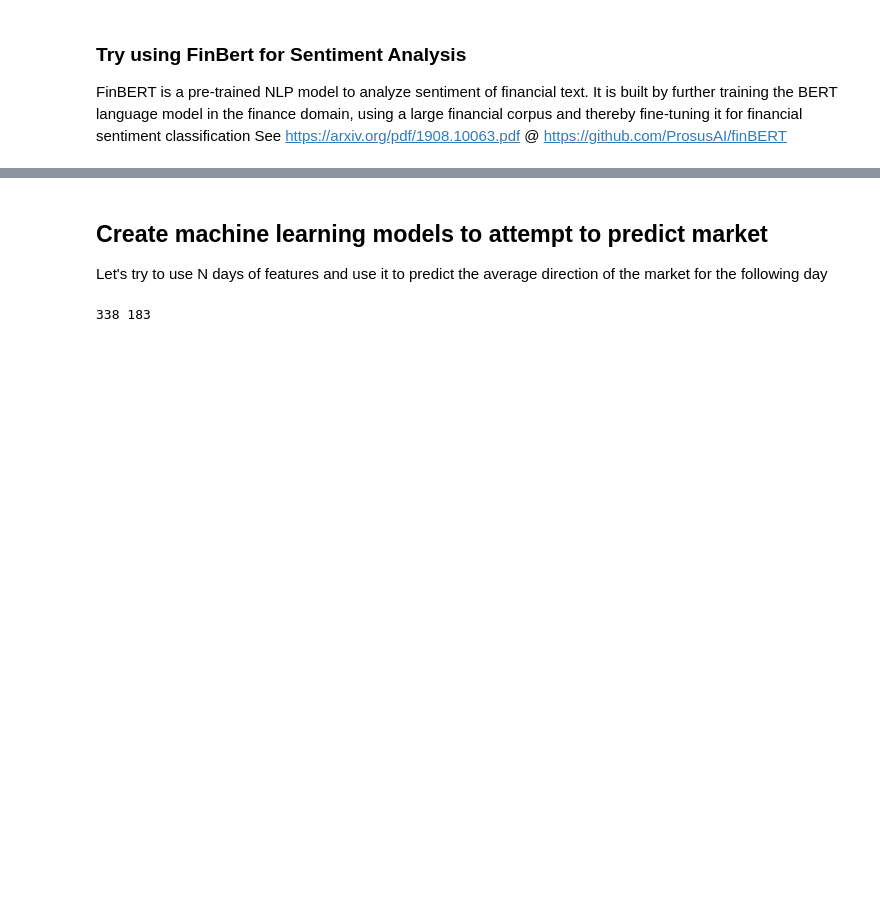
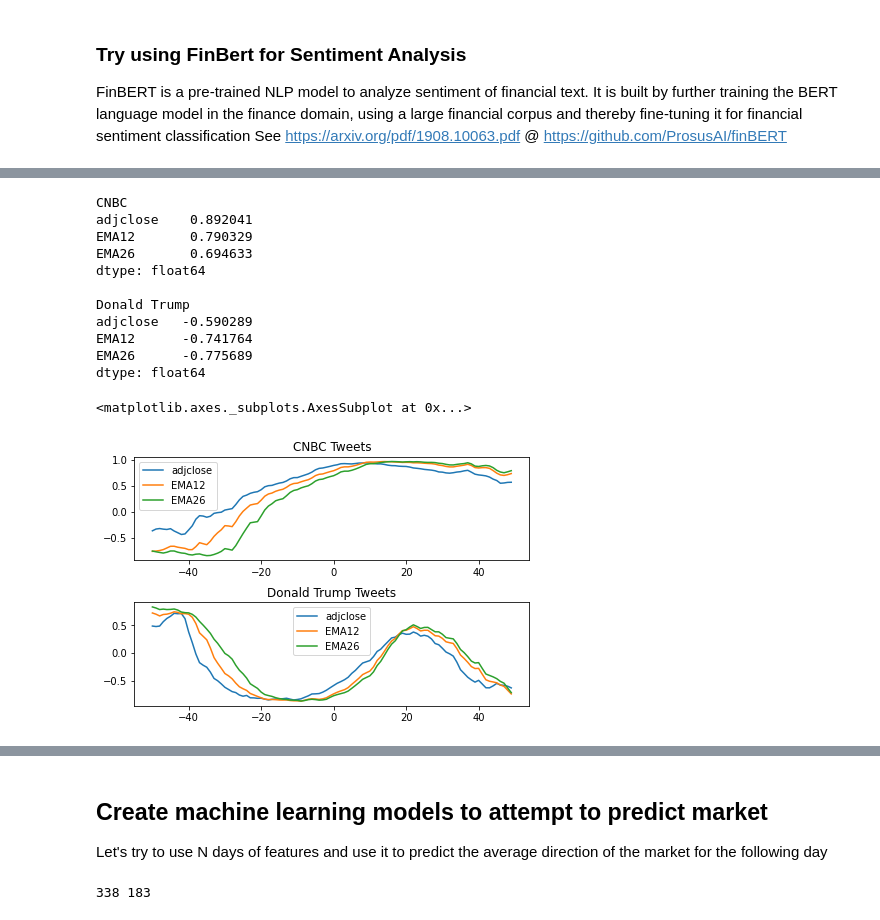
Before and after one commit to eleow/roboadvisorSystem, a Jupyter notebook: SystemCode/backend/notebooks/Sentiments.ipynb, the cells around one changed output, grey strips where cells are left out. Saved outputs shown, nothing was run; the diff lists cells and outputs as text; code cells hidden in the pictures; blank space fills up the shorter version.

Commit message:
Update Sentiments.ipynb
Tidied up notebook and updated Sentiments.ipynb to work in Google Colab

```diff
--- a/SystemCode/backend/notebooks/Sentiments.ipynb
+++ b/SystemCode/backend/notebooks/Sentiments.ipynb
@@ -115,0 +144,3 @@ Total rows: 14256
+# %%
+donald = load_tweets("realDonaldTrump")
+cnbc = load_tweets("cnbc")
@@ -196,0 +224,8 @@ Name: text, Length: 19225, dtype: object
+# %%
+donald['vader'] = get_vader_sentiments(donald)
+cnbc['vader'] = get_vader_sentiments(cnbc)
+
+donald_vader_zero = donald[donald['vader']==0][['text','vader']]
+cnbc_vader_zero = cnbc[cnbc['vader']==0][['text', 'vader']]
+# dataset['vader'] = sentiment
+# dataset[['text','vader']][:15]
@@ -320,0 +341,8 @@ Retrieve stock data for overall US market (SPY) and the 'fear' index (^VIX)
+# %%
+# convert sentiments to correct timezone and get daily sentiments
+donald_daily = get_daily(donald)
+cnbc_daily = get_daily(cnbc)
+
+print(cnbc_daily.index[0], donald_daily.index[0])
+donald_trunc = donald_daily[donald_daily.index >= cnbc_daily.index[0]]  # because CNBC data is only until 2018
+cnbc_daily.head()
@@ -369,0 +404,45 @@ df['sent26'] = df['finBERT'].ewm(span=200,adjust=False).mean()  # also perform E
+# %%
+from datetime import datetime
+
+# We zoom in on the period from 2020-01-01 (where the COVID19 crash begins)
+s = spy_data[spy_data.index > datetime(2020, 1, 1)]
+c = cnbc_daily[cnbc_daily.index > datetime(2020, 1, 1)]
+d = donald_trunc[donald_trunc.index > datetime(2020, 1, 1)]
+
+# Try using Pearson correlation
+print('CNBC')
+print(s[['adjclose', 'EMA12', 'EMA26']].corrwith(c['sent26'], axis=0))
+
+print('\nDonald Trump')
+print(s[['adjclose', 'EMA12', 'EMA26']].corrwith(d['sent26'], axis=0))
+
+# Pearson correlation with shifting to see if correlation has time-lag/lead
+corr_cnbc = []
+corr_donald = []
+
+for i in range(-50, 50):
+  corr_cnbc.append(s[['adjclose', 'EMA12', 'EMA26']].corrwith(c.shift(i)['sent26'], axis=0))
+  corr_donald.append(s[['adjclose', 'EMA12', 'EMA26']].corrwith(d.shift(i)['sent26'], axis=0))
+
+df_corr_cnbc = pd.DataFrame(corr_cnbc,index=range(-50,50))
+df_corr_donald = pd.DataFrame(corr_donald, index=range(-50,50))
+
+fig, axes = plt.subplots(nrows=2,ncols=1, constrained_layout=True)
+axes[0].set_title("CNBC Tweets")
+axes[1].set_title("Donald Trump Tweets")
+df_corr_cnbc.plot(ax=axes[0])
+df_corr_donald.plot(ax=axes[1])
+# %% [output]
+CNBC
+adjclose    0.892041
+EMA12       0.790329
+EMA26       0.694633
+dtype: float64
+
+Donald Trump
+adjclose   -0.590289
+EMA12      -0.741764
+EMA26      -0.775689
+dtype: float64
+<matplotlib.axes._subplots.AxesSubplot at 0x...>
+[figure, added]
```
Also changed, not shown: parts of 44 cells of this notebook.
